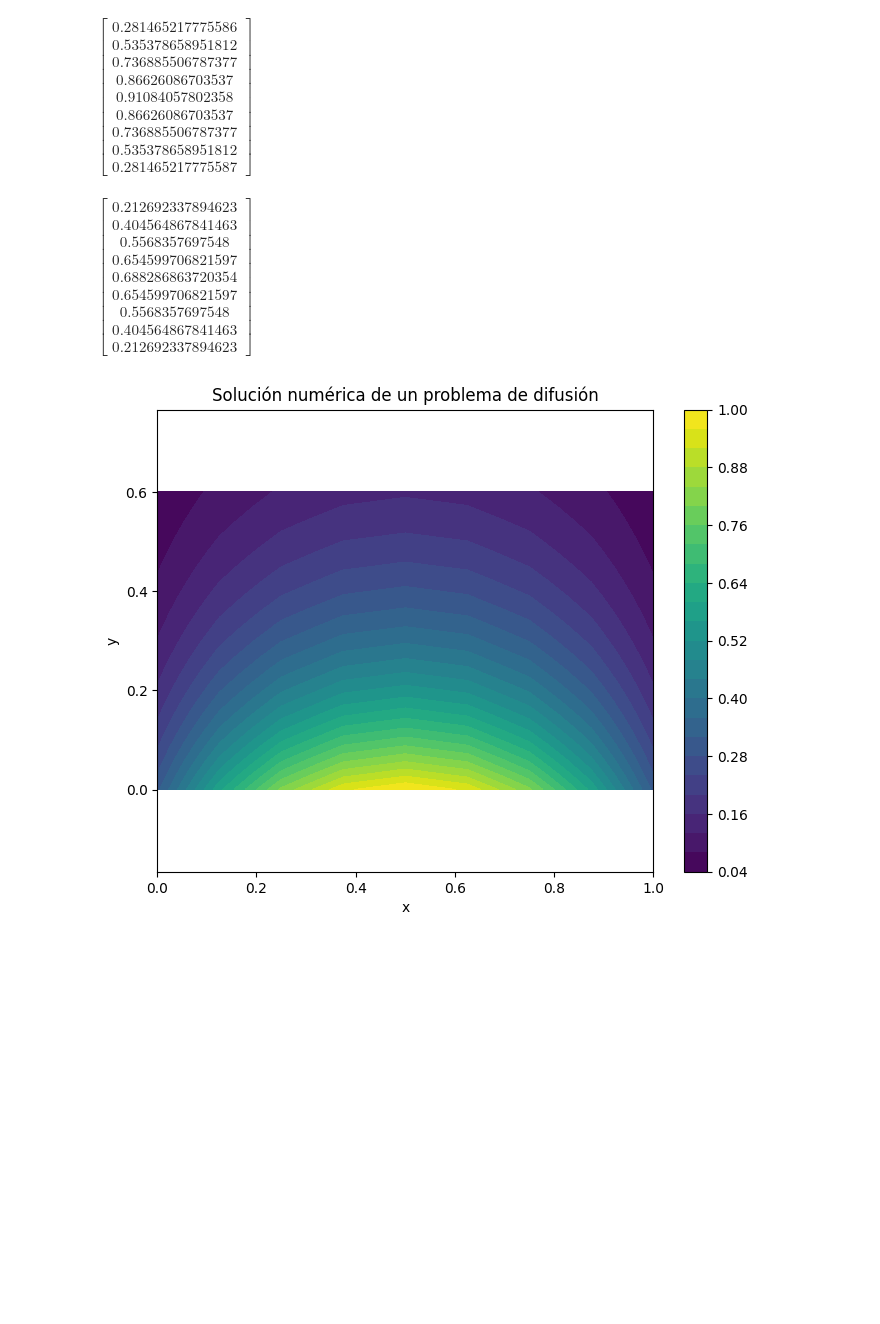
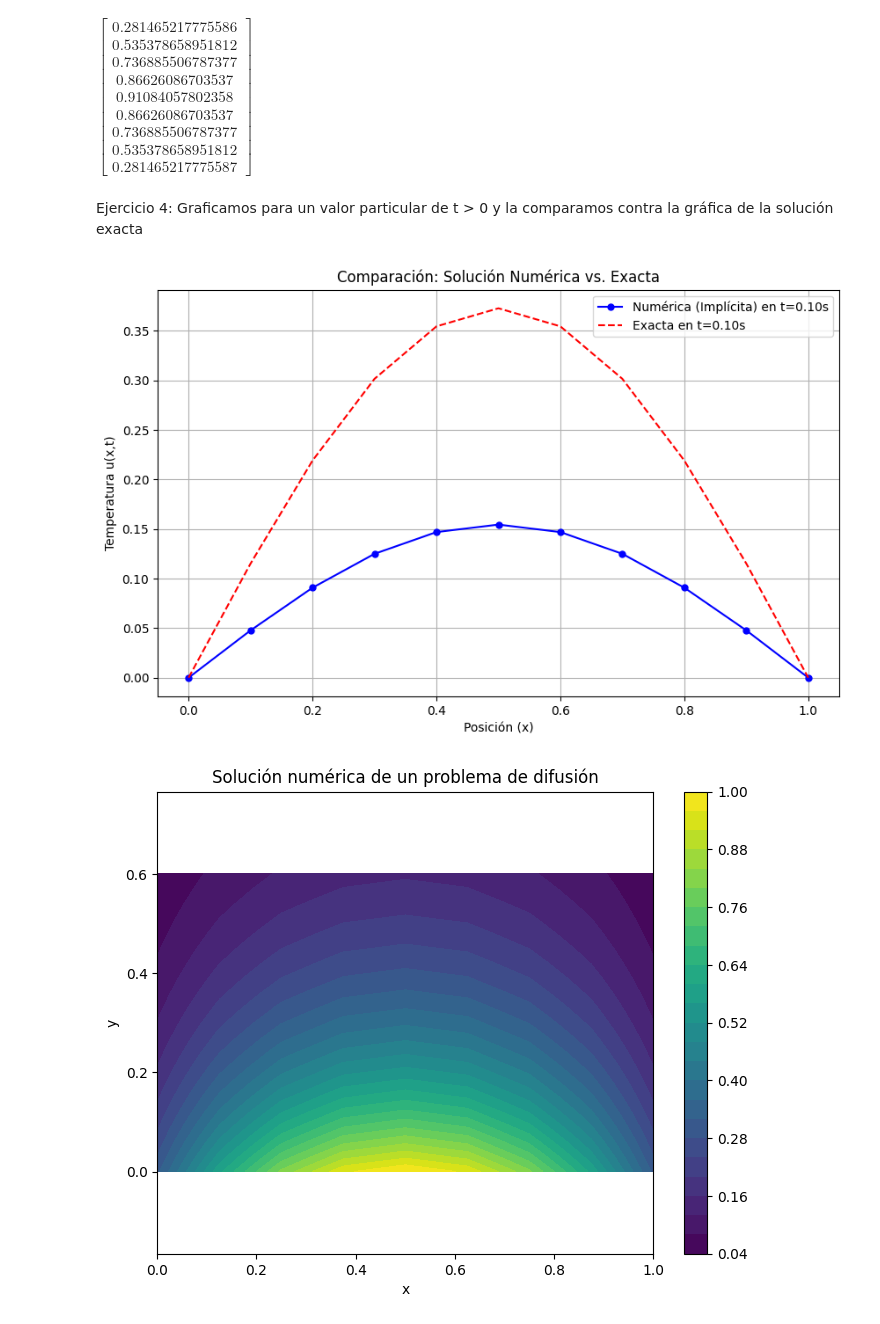
Before and after one commit to Ximenaloranca/Ecuaciones-Diferenciales-Parciales-, a Jupyter notebook: Ecuación_de_calor_con_LU.ipynb, the cells around one changed output. Drawn from its saved outputs; the diff is of its cells as text; code cells hidden in the pictures; blank space fills up the shorter version.

```diff
--- a/Ecuación_de_calor_con_LU.ipynb
+++ b/Ecuación_de_calor_con_LU.ipynb
@@ -57,0 +63,7 @@ A = sp.Matrix([[3,-1,0,0,0,0,0,0,0],
+# %%
+# Definimos los parámetros
+h = 0.1      # Paso espacial
+k = 0.01     # Paso temporal
+N = 9        # Tamaño de la matriz
+lamb = 1   # Lamda que ya habiamos calculado antes
+alpha_sq = 1 # Alfa calculado ya antes
@@ -80,5 +124 @@ def richardson_1(A, b, j):
-# %%
-richardson_1(A, b, 3)
-# %% [output]
-$\displaystyle \left[\begin{matrix}0.212692337894623\\0.404564867841463\\0.5568357697548\\0.654599706821597\\0.688286863720354\\0.654599706821597\\0.5568357697548\\0.404564867841463\\0.212692337894623\end{matrix}\right]$
 # %%
@@ -93,4 +133,43 @@ def richardson (A, b, j):
   return np.array(S)
+# %% [markdown]
+Ejercicio 4: Graficamos para un valor particular de t > 0 y la comparamos contra la gráfica de la solución exacta
+# %%
+# --- Solución Ejercicio 4 ---
+
+def u_exacta(x, t, alpha_sq): # Calculamos la solucion exacta de la ecuación del calor
+    return np.exp(-alpha_sq * (np.pi**2) * t) * np.sin(np.pi * x)
+
+# Define T_final
+T_final = j * k # Nos da un t de 0.2
+
+# Elegimos el último paso de tiempo para la comparación
+t_comparacion = 0.1
+
+# Obtenemos la solución numérica en ese tiempo (la última fila de U_full)
+u_numerica_t_final = U[-1, :]
+
+# Calculate the x-coordinates for plotting
+x_full = np.linspace(0, 1, N + 2) # Include boundary points 0 and 1
+# Pad u_numerica_t_final with boundary conditions (which are 0)
+u_numerica_padded = np.insert(u_numerica_t_final, 0, 0)
+u_numerica_padded = np.append(u_numerica_padded, 0)
+
+# Calculamos la solución exacta en ese mismo tiempo
+# (Usamos alpha_sq=1.0, definido en las celdas de parámetros)
+u_exacta_t_final = u_exacta(x_full, t_comparacion, alpha_sq)
+
+# Graficamos ambas soluciones
+plt.figure(figsize=(10, 6))
+plt.plot(x_full, u_numerica_padded, 'bo-', label=f'Numérica (Implícita) en t={t_comparacion:.2f}s', markersize=5)
+plt.plot(x_full, u_exacta_t_final, 'r--', label=f'Exacta en t={t_comparacion:.2f}s')
+plt.title('Comparación: Solución Numérica vs. Exacta')
+plt.xlabel('Posición (x)')
+plt.ylabel('Temperatura u(x,t)')
+plt.legend()
+plt.grid(True)
+plt.show()
+# %% [output]
+[figure, added]
 # %%
 j = 20
 # %%
```
Also changed, not shown: parts of 18 cells of this notebook.
